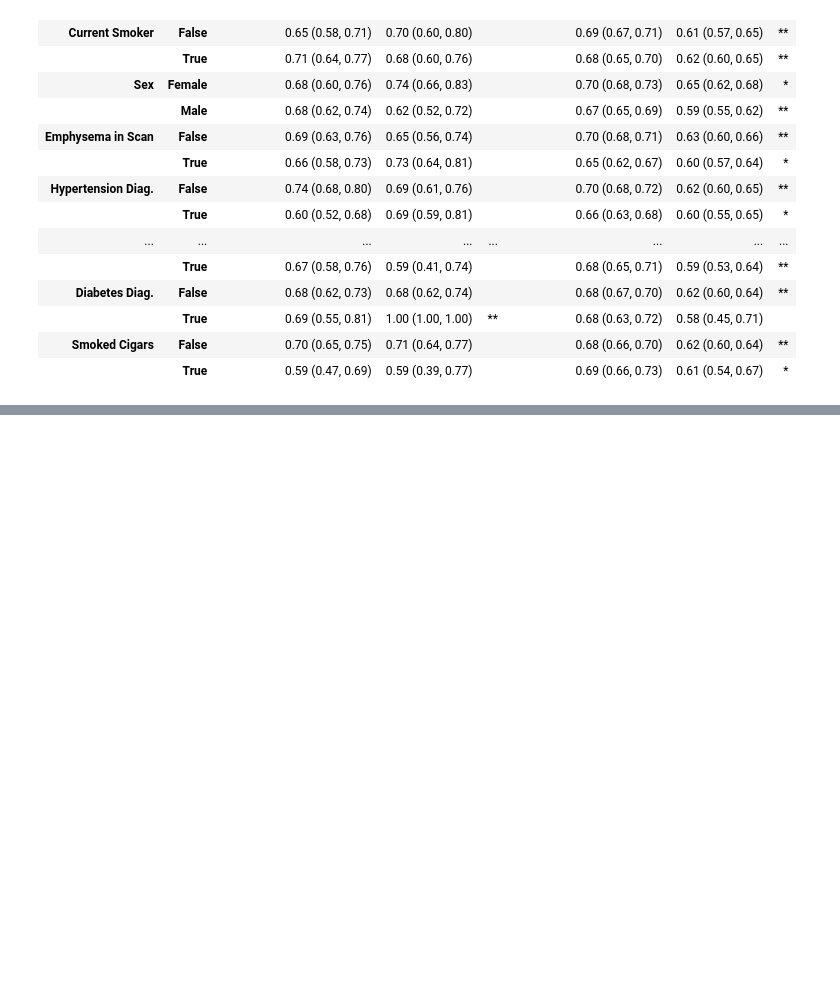
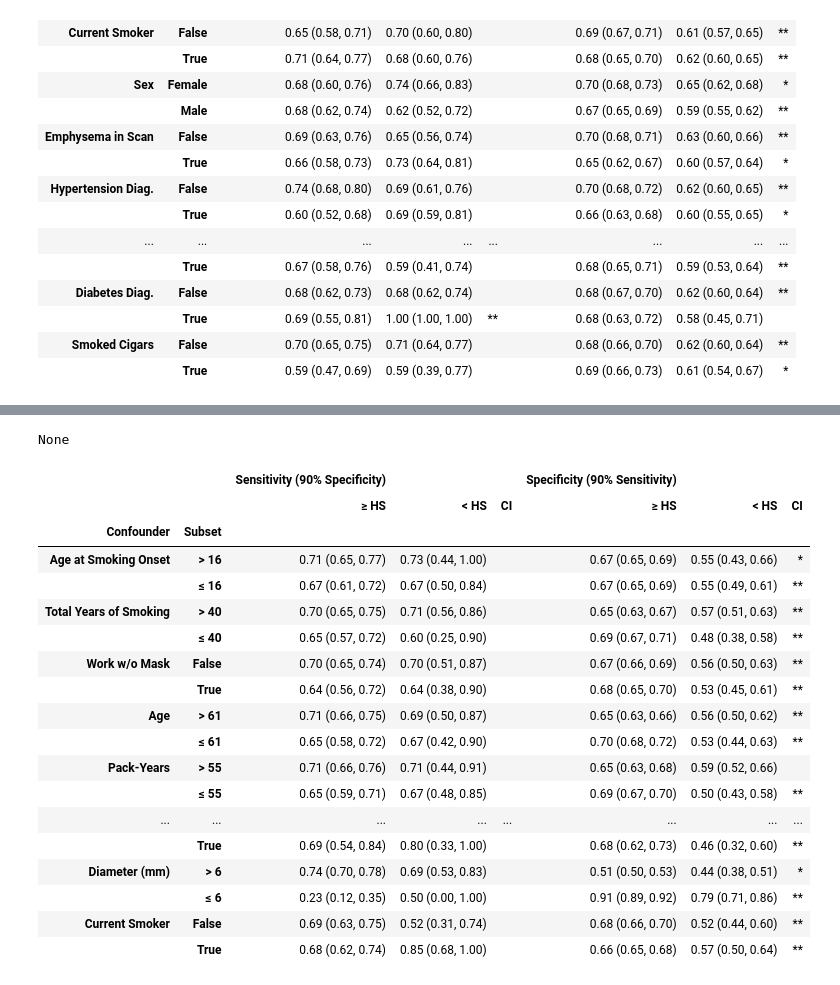
Before and after one commit to DIAGNijmegen/bodyct-lung-malignancy-fairness, a Jupyter notebook: melba_tables.ipynb, the cells around one changed output, grey strips where cells are left out. Drawn from its saved outputs; the diff is of its cells as text; code cells hidden in the pictures; blank space fills up the shorter version.

```diff
--- a/melba_tables.ipynb
+++ b/melba_tables.ipynb
@@ -1400,3 +1383,42 @@ venk21_hs_or_more_tpr_tnr
+# %%
+venk21_hs_or_more_tpr_tnr, hs_or_more_pairwise_comps = output.threshold_isolation_pairwise(
+    hs_or_more_isolations, "HS-or-more", "Venkadesh21",
+    nlst_5911_policies,
+    topn_confs=hs_or_more_topn_confounders,
+    pairwise_comps=hs_or_more_pairwise_comps)
+
+print(venk21_hs_or_more_tpr_tnr.style
+        .format(output.latex_replace_arrowbrackets, escape='latex-math', na_rep='')
+        .format_index(output.latex_replace_arrowbrackets, escape='latex-math', axis=1)
+        .format_index(output.latex_replace_arrowbrackets, escape='latex-math', axis=0)
+        .to_latex(
+    buf=f"{TAB_DIR}/educationTPRandTNRisolatedVenk21.tex",
+    hrules=True, label='tab:educationTPRandTNRisolatedVenk21', environment='sidewaystable*', column_format=f'll|rrr|rrr', position='h!',
+    multirow_align='c', multicol_align='c',  position_float='centering', clines='skip-last;data', siunitx=True,
+    caption=f'Sensitivity and Specificity at specific thresholds (with 95\% confidence intervals) for the Venkadesh21 model between between participants who have graduated high school or higher and those who have not, isolating for the top {TOP_N_CONFOUNDERS} characteristics with the largest prevalence difference between subgroups. Single asterisk (*) = metric of one subgroup is outside the CI of the other. Double asterisks (**) = CIs do not intersect.'))
+
+venk21_hs_or_more_tpr_tnr
+# %% [output]
+None
+|  |  | Sensitivity (90% Specificity) |  |  | Specificity (90% Sensitivity) |  |  |
+|  |  | ≥ HS | < HS | CI | ≥ HS | < HS | CI |
+| Confounder | Subset |  |  |  |  |  |  |
+| Age at Smoking Onset | > 16 | 0.71 (0.65, 0.77) | 0.73 (0.44, 1.00) |  | 0.67 (0.65, 0.69) | 0.55 (0.43, 0.66) | * |
+|  | ≤ 16 | 0.67 (0.61, 0.72) | 0.67 (0.50, 0.84) |  | 0.67 (0.65, 0.69) | 0.55 (0.49, 0.61) | ** |
+| Total Years of Smoking | > 40 | 0.70 (0.65, 0.75) | 0.71 (0.56, 0.86) |  | 0.65 (0.63, 0.67) | 0.57 (0.51, 0.63) | ** |
+|  | ≤ 40 | 0.65 (0.57, 0.72) | 0.60 (0.25, 0.90) |  | 0.69 (0.67, 0.71) | 0.48 (0.38, 0.58) | ** |
+| Work w/o Mask | False | 0.70 (0.65, 0.74) | 0.70 (0.51, 0.87) |  | 0.67 (0.66, 0.69) | 0.56 (0.50, 0.63) | ** |
+|  | True | 0.64 (0.56, 0.72) | 0.64 (0.38, 0.90) |  | 0.68 (0.65, 0.70) | 0.53 (0.45, 0.61) | ** |
+| Age | > 61 | 0.71 (0.66, 0.75) | 0.69 (0.50, 0.87) |  | 0.65 (0.63, 0.66) | 0.56 (0.50, 0.62) | ** |
+|  | ≤ 61 | 0.65 (0.58, 0.72) | 0.67 (0.42, 0.90) |  | 0.70 (0.68, 0.72) | 0.53 (0.44, 0.63) | ** |
+| Pack-Years | > 55 | 0.71 (0.66, 0.76) | 0.71 (0.44, 0.91) |  | 0.65 (0.63, 0.68) | 0.59 (0.52, 0.66) |  |
+|  | ≤ 55 | 0.65 (0.59, 0.71) | 0.67 (0.48, 0.85) |  | 0.69 (0.67, 0.70) | 0.50 (0.43, 0.58) | ** |
+| ... | ... | ... | ... | ... | ... | ... | ... |
+|  | True | 0.69 (0.54, 0.84) | 0.80 (0.33, 1.00) |  | 0.68 (0.62, 0.73) | 0.46 (0.32, 0.60) | ** |
+| Diameter (mm) | > 6 | 0.74 (0.70, 0.78) | 0.69 (0.53, 0.83) |  | 0.51 (0.50, 0.53) | 0.44 (0.38, 0.51) | * |
+|  | ≤ 6 | 0.23 (0.12, 0.35) | 0.50 (0.00, 1.00) |  | 0.91 (0.89, 0.92) | 0.79 (0.71, 0.86) | ** |
+| Current Smoker | False | 0.69 (0.63, 0.75) | 0.52 (0.31, 0.74) |  | 0.68 (0.66, 0.70) | 0.52 (0.44, 0.60) | ** |
+|  | True | 0.68 (0.62, 0.74) | 0.85 (0.68, 1.00) |  | 0.66 (0.65, 0.68) | 0.57 (0.50, 0.64) | ** |
 # %%
 pancan_hs_or_more_tpr_tnr, hs_or_more_pairwise_comps = output.threshold_isolation_pairwise(
     hs_or_more_isolations, "HS-or-more", "PanCan2b",
```
Also changed, not shown: parts of 28 cells of this notebook, 1 other file.
